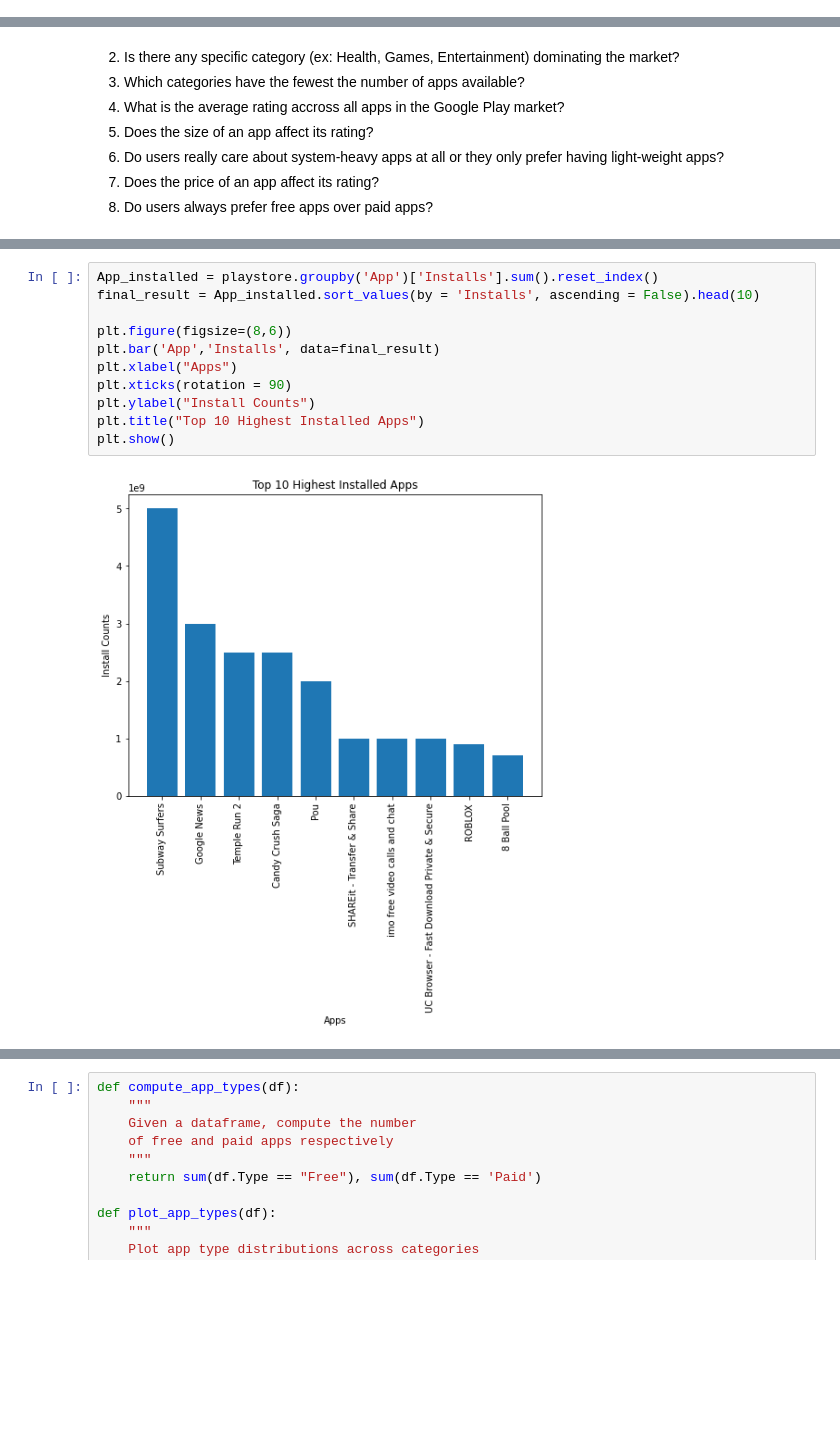
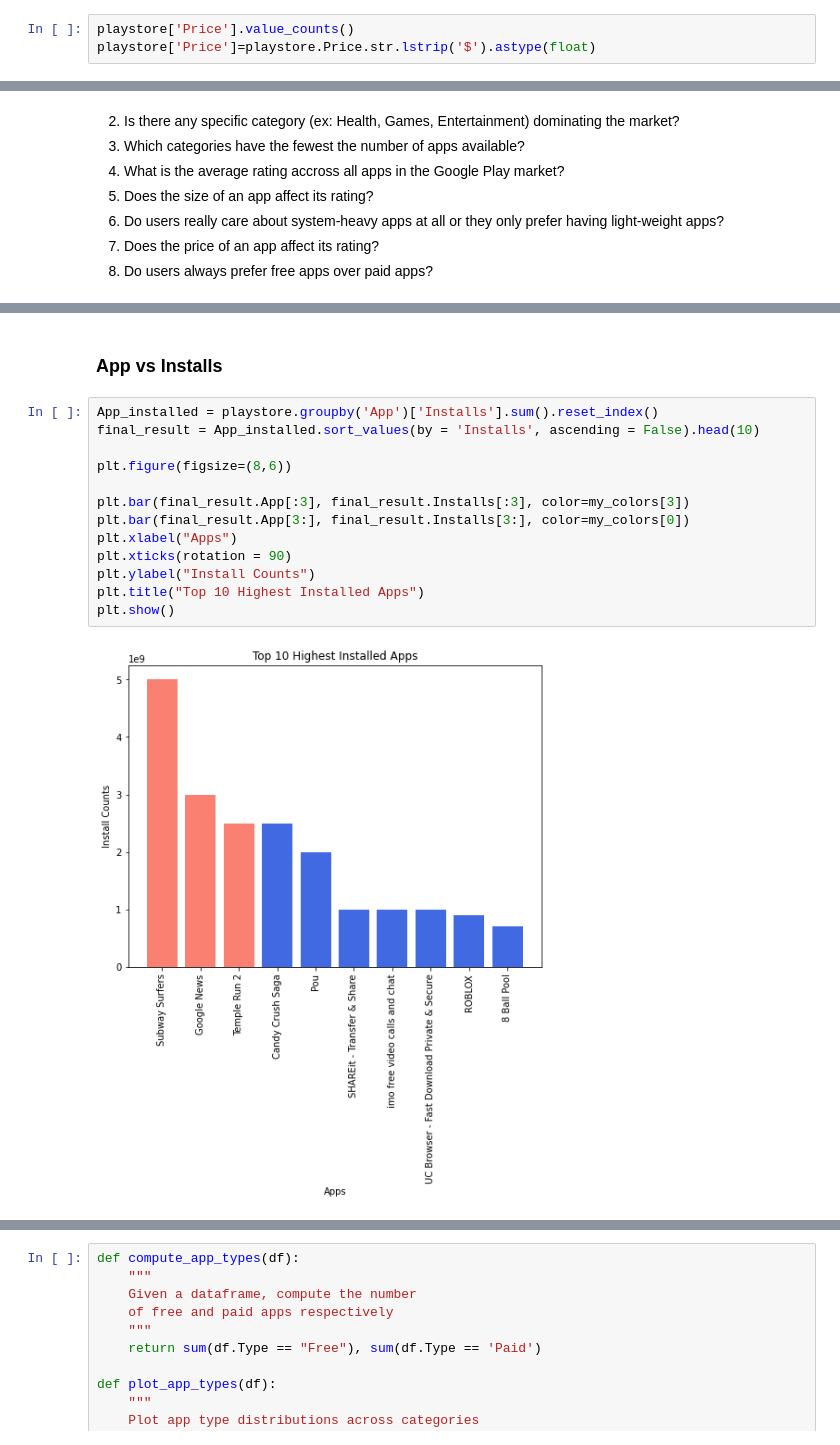
Before and after one commit to jiawei-li89/Project, a Jupyter notebook: Week5-6_Google_Player_Store.ipynb, the cells around one changed output, grey strips where cells are left out. Drawn from its saved outputs; the diff is of its cells as text; blank space fills up the shorter version.

```diff
--- a/Week5-6_Google_Player_Store.ipynb
+++ b/Week5-6_Google_Player_Store.ipynb
@@ -343,0 +329,3 @@ Name: Price, Length: 87, dtype: int64
+# %%
+playstore['Price'].value_counts()
+playstore['Price']=playstore.Price.str.lstrip('$').astype(float)
@@ -362,13 +366,17 @@ mode
+# %% [markdown]
+### App vs Installs
 # %%
 App_installed = playstore.groupby('App')['Installs'].sum().reset_index()
 final_result = App_installed.sort_values(by = 'Installs', ascending = False).head(10)
 
 plt.figure(figsize=(8,6))
-plt.bar('App','Installs', data=final_result)
+
+plt.bar(final_result.App[:3], final_result.Installs[:3], color=my_colors[3])
+plt.bar(final_result.App[3:], final_result.Installs[3:], color=my_colors[0])
 plt.xlabel("Apps")
 plt.xticks(rotation = 90)
 plt.ylabel("Install Counts")
 plt.title("Top 10 Highest Installed Apps")
 plt.show()
 # %% [output]
-[figure, old version]
+[figure, new version]
```
Also changed, not shown: parts of 30 cells of this notebook.
